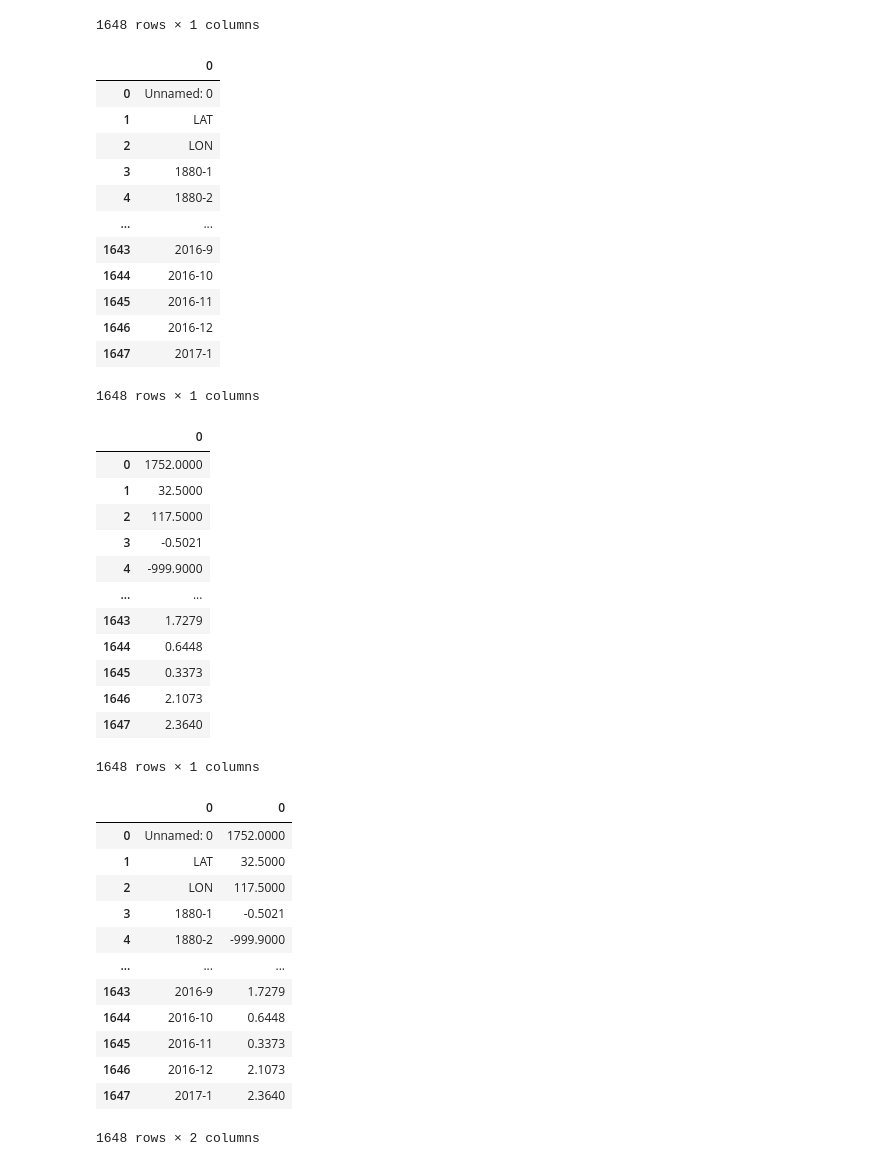
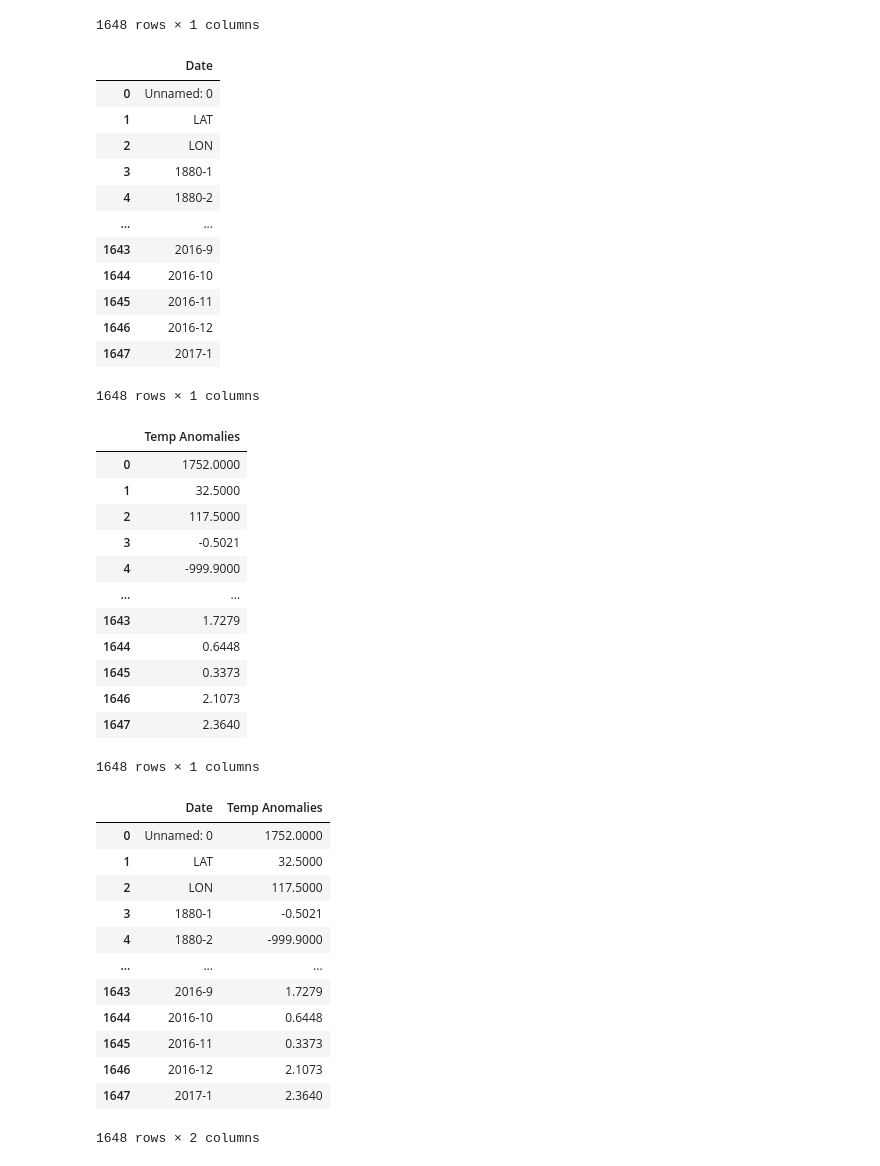
Before and after one commit to jordan-gilmartin/cuyamaca-climatology-analysis, a Jupyter notebook: cuyamaca-climatology-analysis.ipynb, the cells around one changed output. Drawn from its saved outputs; the diff is of its cells as text; code cells hidden in the pictures.

Commit message:
renamed headers

```diff
--- a/cuyamaca-climatology-analysis.ipynb
+++ b/cuyamaca-climatology-analysis.ipynb
@@ -672,9 +672,11 @@ noaa_TX1
 # %%
 # Storing NOAA_results column values in a data frame
 NOAA_columns = pd.DataFrame(NOAA_results.columns.values)
+dict = {0: 'Date'}
+NOAA_columns = NOAA_columns.rename(columns=dict)
 NOAA_columns
 # %% [output]
-|  | 0 |
+|  | Date |
 | 0 | Unnamed: 0 |
 | 1 | LAT |
 | 2 | LON |
@@ -689,9 +691,11 @@ NOAA_columns
 1648 rows × 1 columns
 # %%
 NOAA_rows = pd.DataFrame(NOAA_results.iloc[1751].values)
+dict_rows = {0: 'Temp Anomalies'}
+NOAA_rows = NOAA_rows.rename(columns=dict_rows)
 NOAA_rows
 # %% [output]
-|  | 0 |
+|  | Temp Anomalies |
 | 0 | 1752.0000 |
 | 1 | 32.5000 |
 | 2 | 117.5000 |
@@ -707,25 +711,29 @@ NOAA_rows
 # %%
 # Starting 2.11
 # Storing NOAA_results column values in a data frame
 NOAA_columns = pd.DataFrame(NOAA_results.columns.values)
+dict = {0: 'Date'}
+NOAA_columns = NOAA_columns.rename(columns=dict)
 
 # Storing NOAA_results row values in a data frame for San Diego
 NOAA_rows = pd.DataFrame(NOAA_results.iloc[1751].values)
+dict_rows = {0: 'Temp Anomalies'}
+NOAA_rows = NOAA_rows.rename(columns=dict_rows)
 
 
 noaa_SD = pd.concat([NOAA_columns, NOAA_rows], axis=1)
 noaa_SD
 
 # NOAA_columns
 # NOAA_rows
 
 
 # # Grabbing lat-lon grid boxes for San Diego, USA and Edmonton, Canada
 # noaa_SD = pd.DataFrame(NOAA_results.iloc[1751])
 # noaa_EDM = pd.DataFrame(NOAA_results.iloc[2038])
 # noaa_SD
 # %% [output]
-|  | 0 | 0 |
+|  | Date | Temp Anomalies |
 | 0 | Unnamed: 0 | 1752.0000 |
 | 1 | LAT | 32.5000 |
 | 2 | LON | 117.5000 |
```
Also changed, not shown: parts of 1 cell of this notebook.
